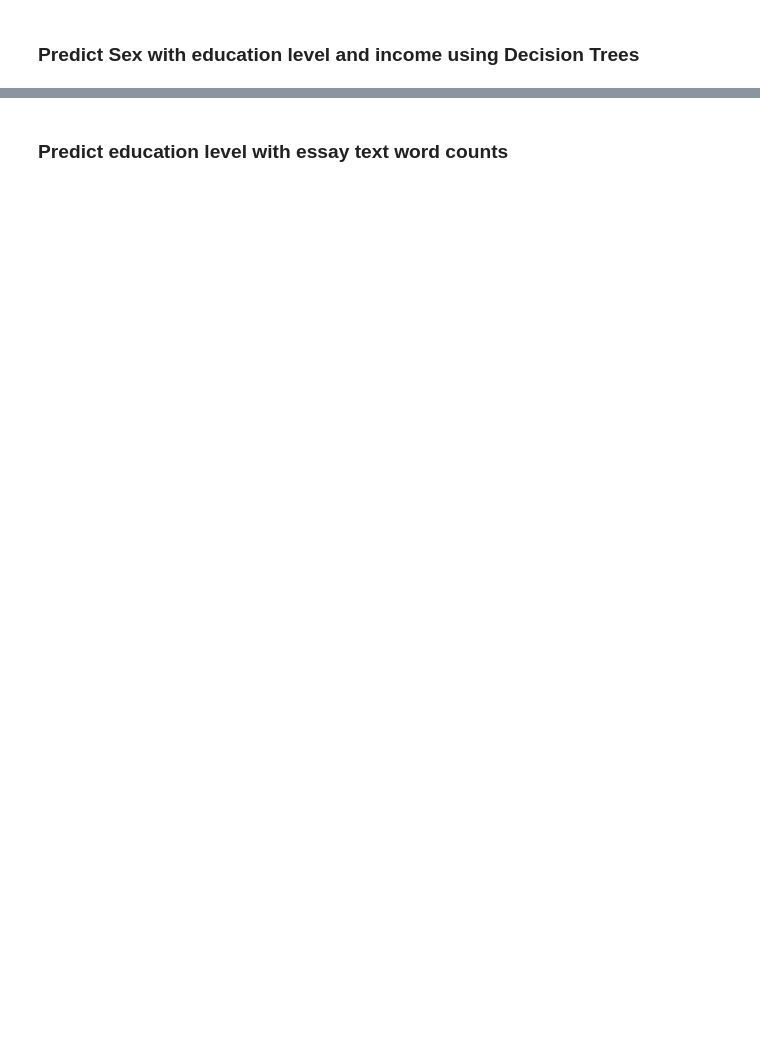
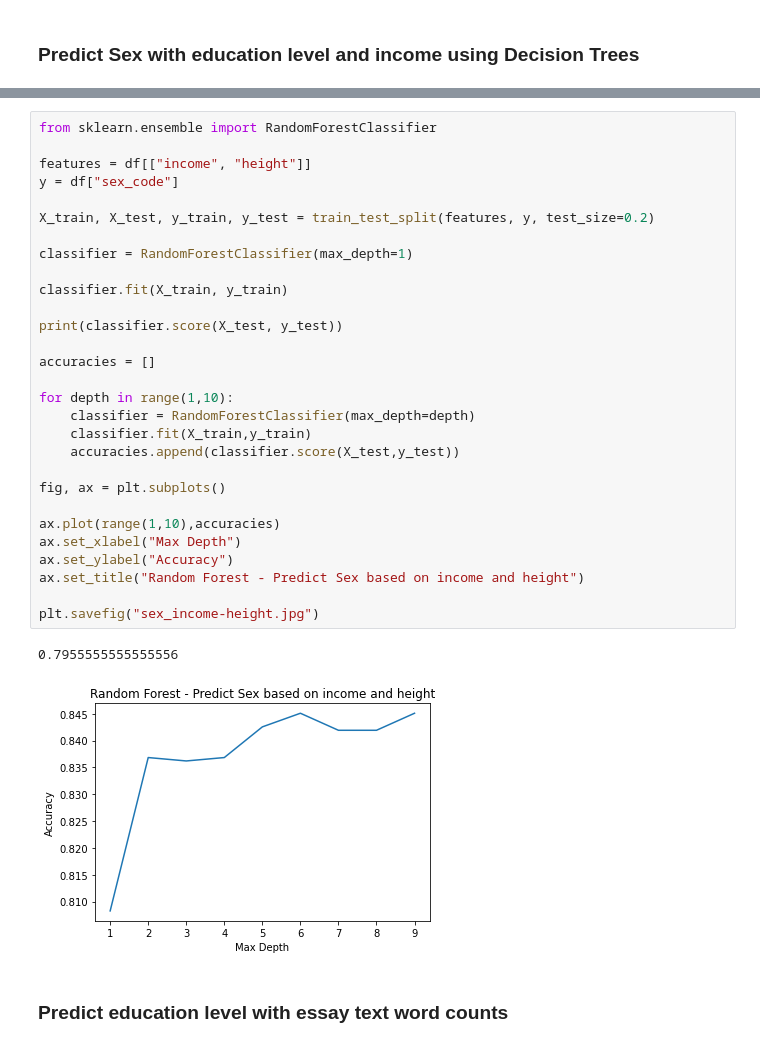
Before and after one commit to yii-meow/CodeCademy-ML-, a Jupyter notebook: capstone_starter/dating_skeleton.ipynb, the cells around one changed output, grey strips where cells are left out. Cells and saved outputs as stored; diff of their text form; blank space fills up the shorter version.

```diff
--- a/capstone_starter/dating_skeleton.ipynb
+++ b/capstone_starter/dating_skeleton.ipynb
@@ -190,2 +196,34 @@ Name: education, dtype: int64
+# %%
+from sklearn.ensemble import RandomForestClassifier
+
+features = df[["income", "height"]]
+y = df["sex_code"]
+
+X_train, X_test, y_train, y_test = train_test_split(features, y, test_size=0.2)
+
+classifier = RandomForestClassifier(max_depth=1)
+
+classifier.fit(X_train, y_train)
+
+print(classifier.score(X_test, y_test))
+
+accuracies = []
+
+for depth in range(1,10):
+    classifier = RandomForestClassifier(max_depth=depth)
+    classifier.fit(X_train,y_train)
+    accuracies.append(classifier.score(X_test,y_test))
+
+fig, ax = plt.subplots()
+
+ax.plot(range(1,10),accuracies)
+ax.set_xlabel("Max Depth")
+ax.set_ylabel("Accuracy")
+ax.set_title("Random Forest - Predict Sex based on income and height")
+
+plt.savefig("sex_income-height.jpg")
+# %% [output]
+0.7955555555555556
+[figure, added]
 # %% [markdown]
 ### Predict education level with essay text word counts
```
Also changed, not shown: parts of 16 cells of this notebook, 11 other files.
